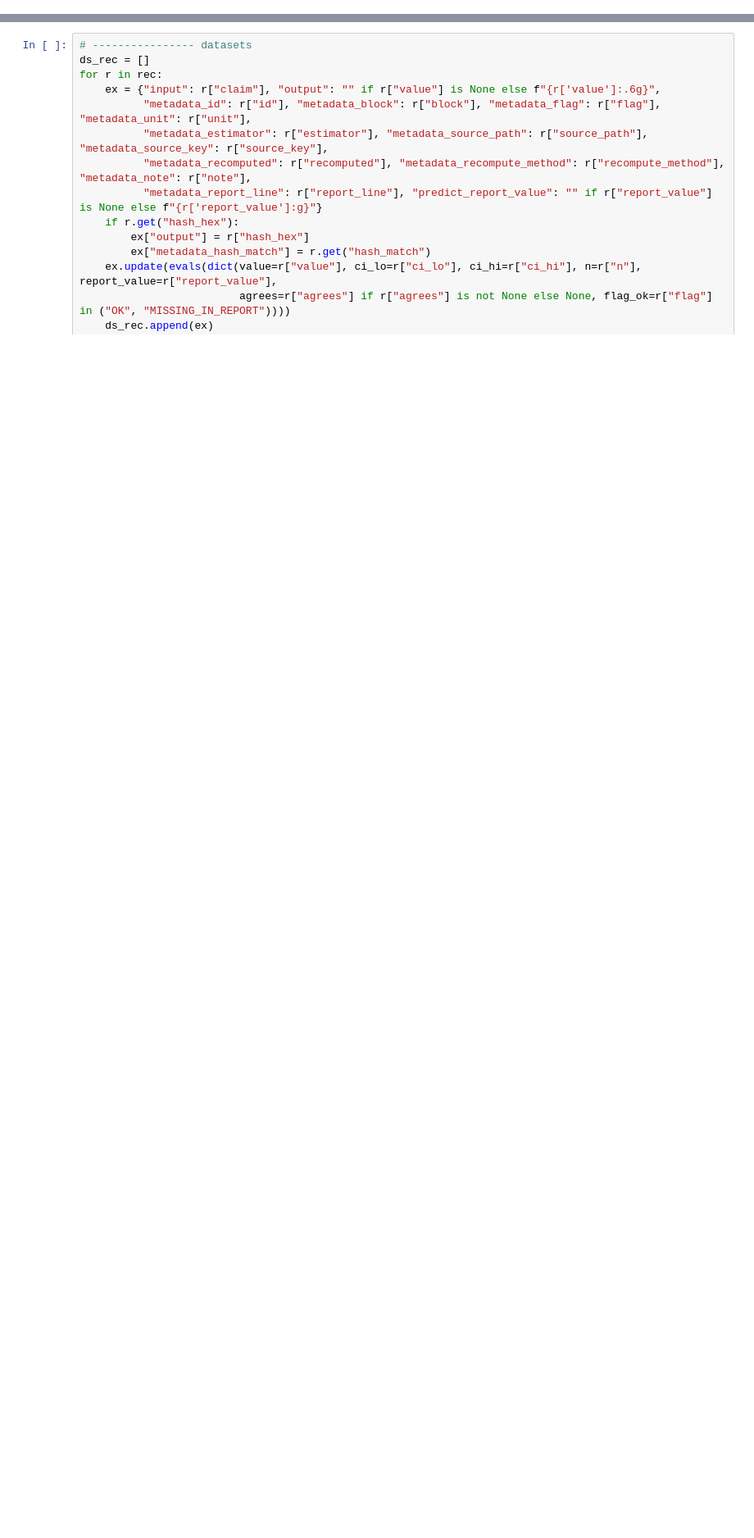
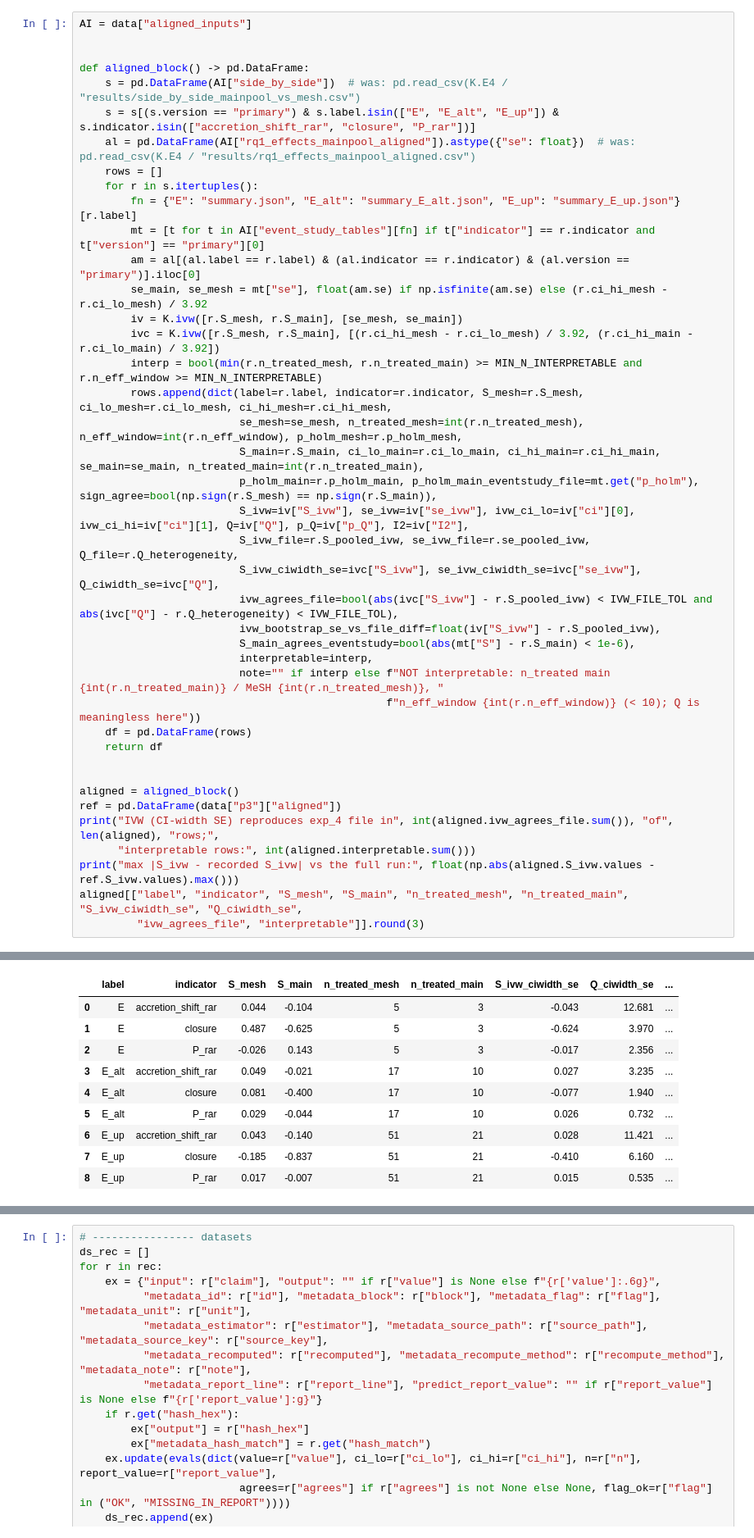
Before and after one commit to ai-inventor-papers/ai-invention-8892b7-occupancy-is-not-integration-for-new, a Jupyter notebook: round-3/evaluation-1/demo/eval_code_demo.ipynb, the cells around one changed output, grey strips where cells are left out. Shown at 82% size. Saved outputs shown, nothing was run; the diff lists cells and outputs as text; blank space fills up the shorter version.

```diff
--- a/round-3/evaluation-1/demo/eval_code_demo.ipynb
+++ b/round-3/evaluation-1/demo/eval_code_demo.ipynb
@@ -318,0 +194,42 @@ This is also unchanged `eval.py` code. Each dataset turns one part's rows into `
+# %%
+AI = data["aligned_inputs"]
+
+
+def aligned_block() -> pd.DataFrame:
+    s = pd.DataFrame(AI["side_by_side"])  # was: pd.read_csv(K.E4 / "results/side_by_side_mainpool_vs_mesh.csv")
+    s = s[(s.version == "primary") & s.label.isin(["E", "E_alt", "E_up"]) & s.indicator.isin(["accretion_shift_rar", "closure", "P_rar"])]
+    al = pd.DataFrame(AI["rq1_effects_mainpool_aligned"]).astype({"se": float})  # was: pd.read_csv(K.E4 / "results/rq1_effects_mainpool_aligned.csv")
+    rows = []
+    for r in s.itertuples():
+        fn = {"E": "summary.json", "E_alt": "summary_E_alt.json", "E_up": "summary_E_up.json"}[r.label]
+        mt = [t for t in AI["event_study_tables"][fn] if t["indicator"] == r.indicator and t["version"] == "primary"][0]
+        am = al[(al.label == r.label) & (al.indicator == r.indicator) & (al.version == "primary")].iloc[0]
+        se_main, se_mesh = mt["se"], float(am.se) if np.isfinite(am.se) else (r.ci_hi_mesh - r.ci_lo_mesh) / 3.92
+        iv = K.ivw([r.S_mesh, r.S_main], [se_mesh, se_main])
+        ivc = K.ivw([r.S_mesh, r.S_main], [(r.ci_hi_mesh - r.ci_lo_mesh) / 3.92, (r.ci_hi_main - r.ci_lo_main) / 3.92])
+        interp = bool(min(r.n_treated_mesh, r.n_treated_main) >= MIN_N_INTERPRETABLE and r.n_eff_window >= MIN_N_INTERPRETABLE)
+        rows.append(dict(label=r.label, indicator=r.indicator, S_mesh=r.S_mesh, ci_lo_mesh=r.ci_lo_mesh, ci_hi_mesh=r.ci_hi_mesh,
+                         se_mesh=se_mesh, n_treated_mesh=int(r.n_treated_mesh), n_eff_window=int(r.n_eff_window), p_holm_mesh=r.p_holm_mesh,
+                         S_main=r.S_main, ci_lo_main=r.ci_lo_main, ci_hi_main=r.ci_hi_main, se_main=se_main, n_treated_main=int(r.n_treated_main),
+                         p_holm_main=r.p_holm_main, p_holm_main_eventstudy_file=mt.get("p_holm"), sign_agree=bool(np.sign(r.S_mesh) == np.sign(r.S_main)),
+                         S_ivw=iv["S_ivw"], se_ivw=iv["se_ivw"], ivw_ci_lo=iv["ci"][0], ivw_ci_hi=iv["ci"][1], Q=iv["Q"], p_Q=iv["p_Q"], I2=iv["I2"],
+                         S_ivw_file=r.S_pooled_ivw, se_ivw_file=r.se_pooled_ivw, Q_file=r.Q_heterogeneity,
+                         S_ivw_ciwidth_se=ivc["S_ivw"], se_ivw_ciwidth_se=ivc["se_ivw"], Q_ciwidth_se=ivc["Q"],
+                         ivw_agrees_file=bool(abs(ivc["S_ivw"] - r.S_pooled_ivw) < IVW_FILE_TOL and abs(ivc["Q"] - r.Q_heterogeneity) < IVW_FILE_TOL),
+                         ivw_bootstrap_se_vs_file_diff=float(iv["S_ivw"] - r.S_pooled_ivw),
+                         S_main_agrees_eventstudy=bool(abs(mt["S"] - r.S_main) < 1e-6),
+                         interpretable=interp,
+                         note="" if interp else f"NOT interpretable: n_treated main {int(r.n_treated_main)} / MeSH {int(r.n_treated_mesh)}, "
+                                                f"n_eff_window {int(r.n_eff_window)} (< 10); Q is meaningless here"))
+    df = pd.DataFrame(rows)
+    return df
+
+
+aligned = aligned_block()
+ref = pd.DataFrame(data["p3"]["aligned"])
+print("IVW (CI-width SE) reproduces exp_4 file in", int(aligned.ivw_agrees_file.sum()), "of", len(aligned), "rows;",
+      "interpretable rows:", int(aligned.interpretable.sum()))
+print("max |S_ivw - recorded S_ivw| vs the full run:", float(np.abs(aligned.S_ivw.values - ref.S_ivw.values).max()))
+aligned[["label", "indicator", "S_mesh", "S_main", "n_treated_mesh", "n_treated_main", "S_ivw_ciwidth_se", "Q_ciwidth_se",
+         "ivw_agrees_file", "interpretable"]].round(3)
+# %% [output]
@@ -318,0 +238,10 @@ This is also unchanged `eval.py` code. Each dataset turns one part's rows into `
+|  | label | indicator | S_mesh | S_main | n_treated_mesh | n_treated_main | S_ivw_ciwidth_se | Q_ciwidth_se | ... |
+| 0 | E | accretion_shift_rar | 0.044 | -0.104 | 5 | 3 | -0.043 | 12.681 | ... |
+| 1 | E | closure | 0.487 | -0.625 | 5 | 3 | -0.624 | 3.970 | ... |
+| 2 | E | P_rar | -0.026 | 0.143 | 5 | 3 | -0.017 | 2.356 | ... |
+| 3 | E_alt | accretion_shift_rar | 0.049 | -0.021 | 17 | 10 | 0.027 | 3.235 | ... |
+| 4 | E_alt | closure | 0.081 | -0.400 | 17 | 10 | -0.077 | 1.940 | ... |
+| 5 | E_alt | P_rar | 0.029 | -0.044 | 17 | 10 | 0.026 | 0.732 | ... |
+| 6 | E_up | accretion_shift_rar | 0.043 | -0.140 | 51 | 21 | 0.028 | 11.421 | ... |
+| 7 | E_up | closure | -0.185 | -0.837 | 51 | 21 | -0.410 | 6.160 | ... |
+| 8 | E_up | P_rar | 0.017 | -0.007 | 51 | 21 | 0.015 | 0.535 | ... |
```
Also changed, not shown: parts of 45 cells of this notebook, 1 other file.
